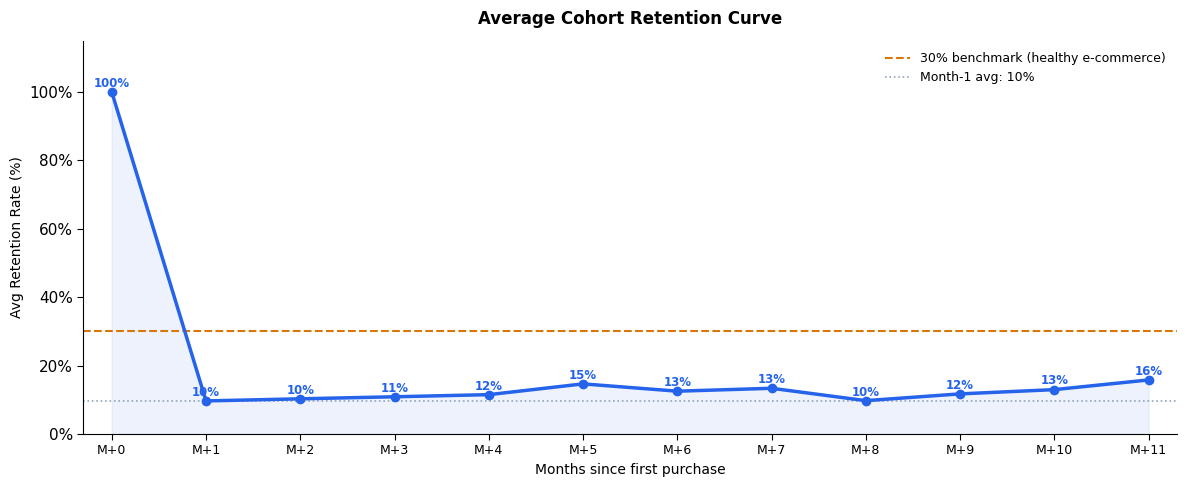
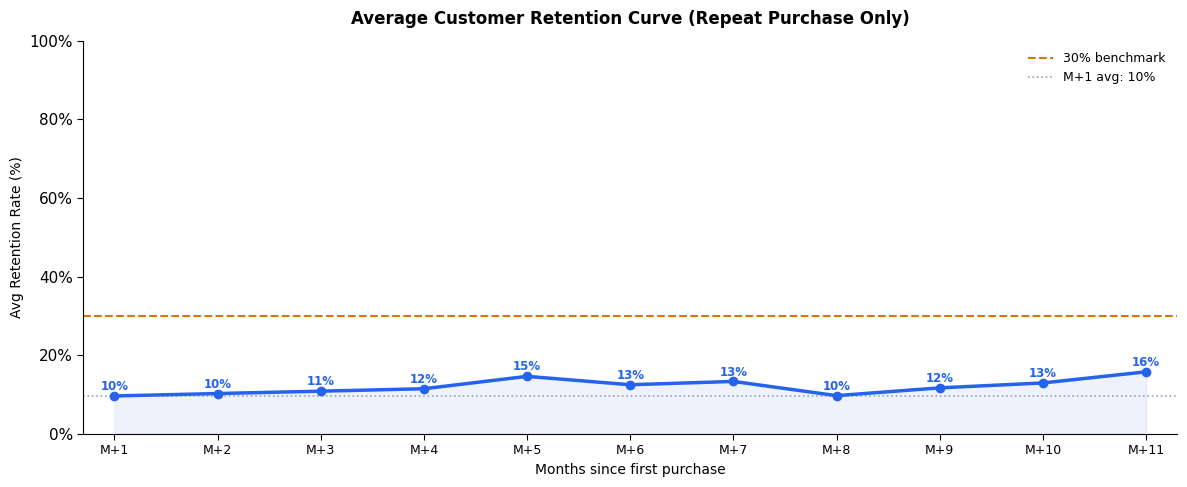
Code edit (unified diff) that turned the first committed figure into the second:
--- before
+++ after
@@ -66,36 +66,84 @@
 
 # ── 7.4.3 Average Retention Curve ─────────────────────────────────────────────
+# ── 7.4.3 Average Retention Curve (Start from M+1) ─────────────────────────
 avg_retention = retention_pct.mean(axis=0).dropna()
+
+# Bỏ M+0 (100%)
+avg_retention = avg_retention[avg_retention.index >= 1]
 
 fig, ax = plt.subplots(figsize=(12, 5))
 
-ax.plot(avg_retention.index, avg_retention.values,
-        color=BLUE, linewidth=2.5, marker="o", markersize=6, zorder=3)
-ax.fill_between(avg_retention.index, avg_retention.values,
-                alpha=0.08, color=BLUE)
+ax.plot(
+    avg_retention.index,
+    avg_retention.values,
+    color=BLUE,
+    linewidth=2.5,
+    marker="o",
+    markersize=6,
+    zorder=3
+)
+
+ax.fill_between(
+    avg_retention.index,
+    avg_retention.values,
+    alpha=0.08,
+    color=BLUE
+)
 
 # Annotate từng điểm
 for period, val in avg_retention.items():
-    ax.text(period, val + 1.5, f"{val:.0f}%",
-            ha="center", fontsize=8.5, color=BLUE, fontweight="bold")
+    ax.text(
+        period,
+        val + 1.5,
+        f"{val:.0f}%",
+        ha="center",
+        fontsize=8.5,
+        color=BLUE,
+        fontweight="bold"
+    )
 
-# Vẽ ngưỡng benchmark 30% retention (healthy e-commerce baseline)
-ax.axhline(30, color=AMBER, linestyle="--", linewidth=1.5, label="30% benchmark (healthy e-commerce)")
-ax.axhline(avg_retention.iloc[1] if len(avg_retention) > 1 else 0,
-           color=GRAY, linestyle=":", linewidth=1.2, label=f"Month-1 avg: {avg_retention.iloc[1]:.0f}%")
+# Benchmark
+ax.axhline(
+    30,
+    color=AMBER,
+    linestyle="--",
+    linewidth=1.5,
+    label="30% benchmark"
+)
 
-ax.set_xlim(-0.3, avg_retention.index.max() + 0.3)
-ax.set_ylim(0, 115)
+# Month 1 baseline
+ax.axhline(
+    avg_retention.iloc[0],
+    color=GRAY,
+    linestyle=":",
+    linewidth=1.2,
+    label=f"M+1 avg: {avg_retention.iloc[0]:.0f}%"
+)
+
+ax.set_xlim(0.7, avg_retention.index.max() + 0.3)
+ax.set_ylim(0, 100)
+
 ax.set_xticks(avg_retention.index)
-ax.set_xticklabels([f"M+{i}" for i in avg_retention.index], fontsize=9)
+ax.set_xticklabels(
+    [f"M+{i}" for i in avg_retention.index],
+    fontsize=9
+)
+
+ax.yaxis.set_major_formatter(
+    mticker.FuncFormatter(lambda v, _: f"{v:.0f}%")
+)
+
 ax.set_xlabel("Months since first purchase", fontsize=10)
 ax.set_ylabel("Avg Retention Rate (%)", fontsize=10)
-ax.yaxis.set_major_formatter(mticker.FuncFormatter(lambda v, _: f"{v:.0f}%"))
-ax.set_title("Average Cohort Retention Curve",
-             fontweight="bold", fontsize=12, pad=12)
+ax.set_title(
+    "Average Customer Retention Curve (Repeat Purchase Only)",
+    fontweight="bold",
+    fontsize=12,
+    pad=12
+)
+
 ax.legend(frameon=False, fontsize=9)
 
 plt.tight_layout()
-plt.savefig("Output/plots/21_cohort_retention_curve.png", dpi=150, bbox_inches="tight")
 plt.show()
 

Commit: sửa lỗi vẽ cohort_month